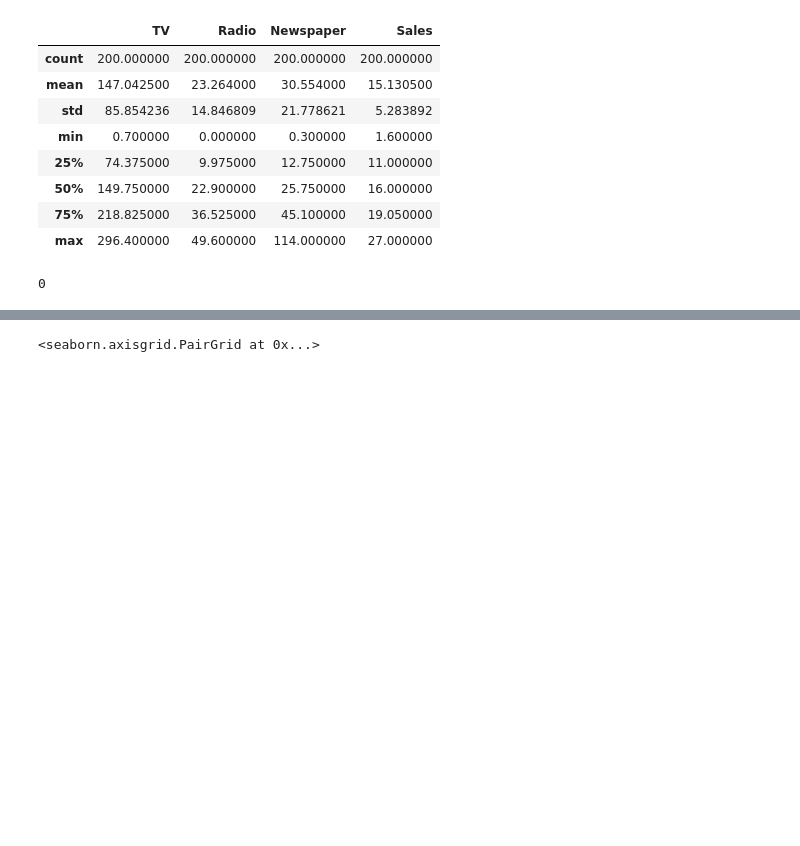
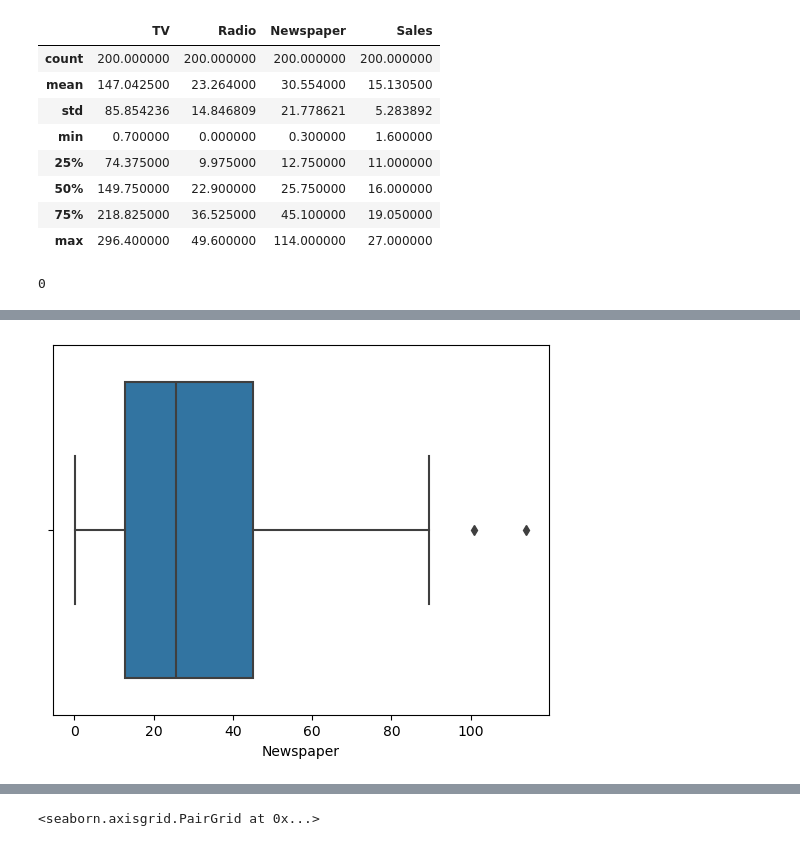
Before and after one commit to Khadibia/Linear-Regression-Models, a Jupyter notebook: Linear Regression.ipynb, the cells around one changed output, grey strips where cells are left out. Cells and saved outputs as stored; diff of their text form; code cells hidden in the pictures; blank space fills up the shorter version.

```diff
--- a/Linear Regression.ipynb
+++ b/Linear Regression.ipynb
@@ -46,0 +57,5 @@ df.duplicated().sum()
+# %%
+sns.boxplot(data=df, x='Newspaper')
+plt.show()
+# %% [output]
+[figure, added]
```
Also changed, not shown: parts of 12 cells of this notebook.
